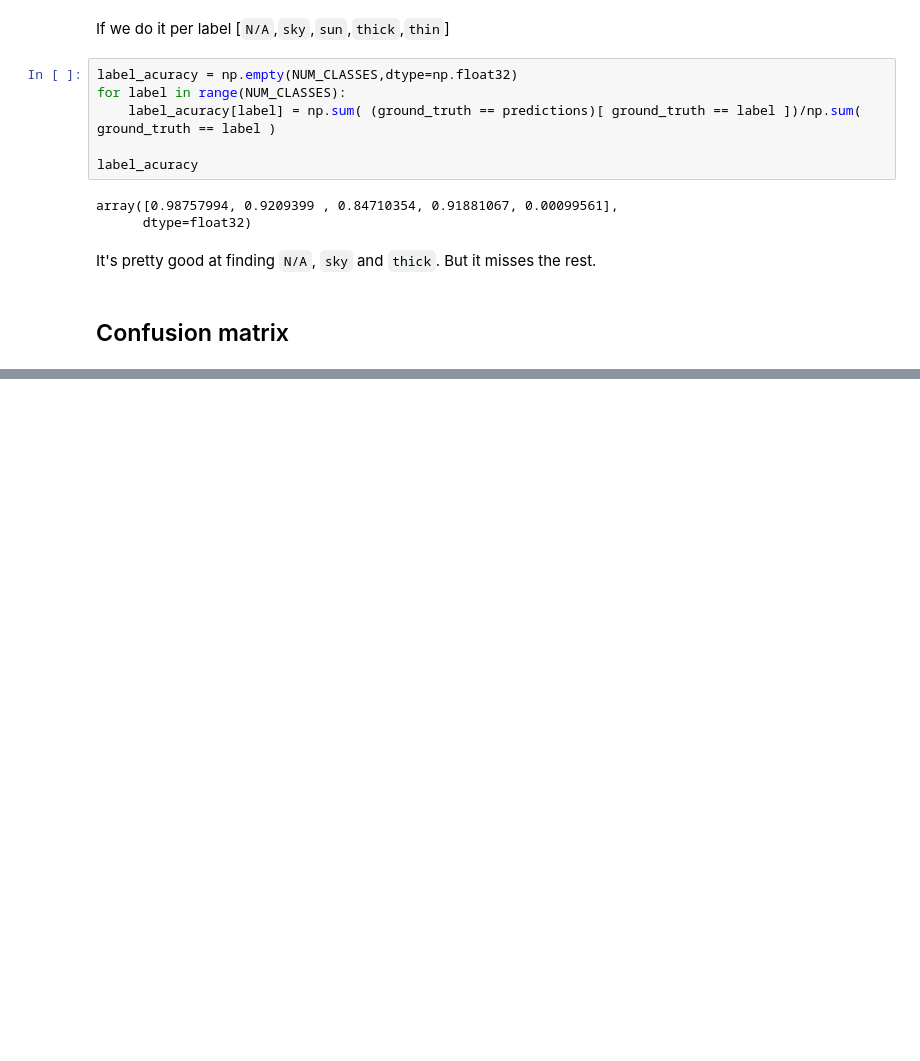
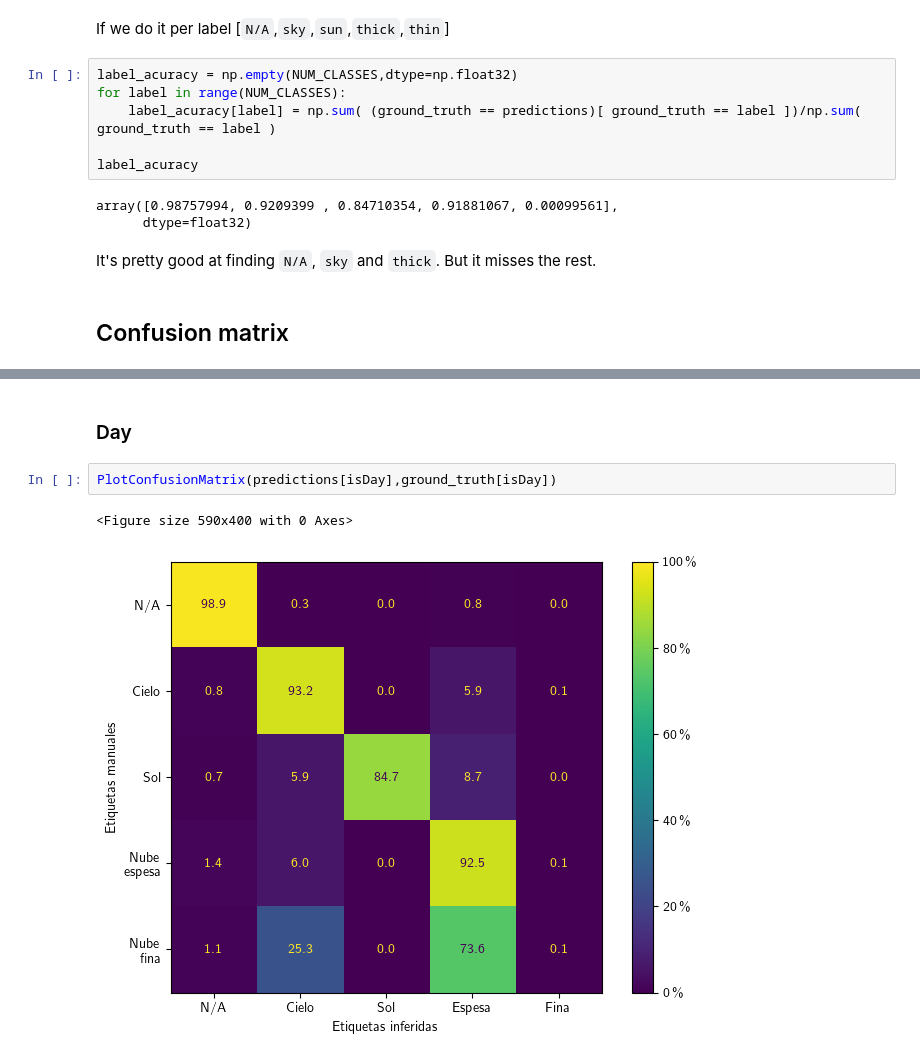
Before and after one commit to sergiogpajares/TFG-fis, a Jupyter notebook: metrics.ipynb, the cells around one changed output, grey strips where cells are left out. Drawn from its saved outputs; the diff is of its cells as text; blank space fills up the shorter version.

```diff
--- a/metrics.ipynb
+++ b/metrics.ipynb
@@ -125,0 +148,7 @@ plt.ylim(0,1)
+# %% [markdown]
+### Day
+# %%
+PlotConfusionMatrix(predictions[isDay],ground_truth[isDay])
+# %% [output]
+<Figure size 590x400 with 0 Axes>
+[figure, added]
```
Also changed, not shown: parts of 38 cells of this notebook, 1 other file.
